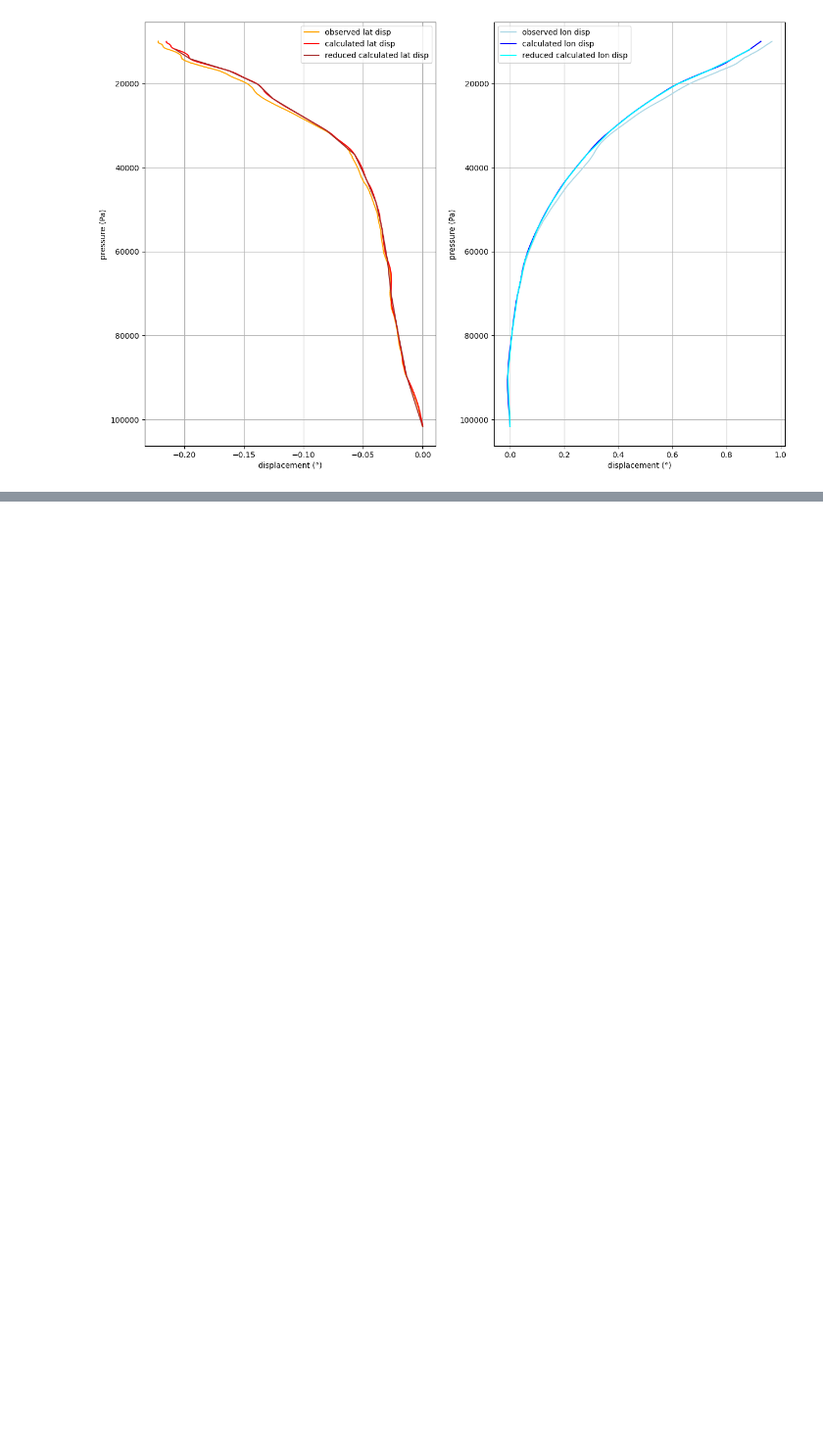
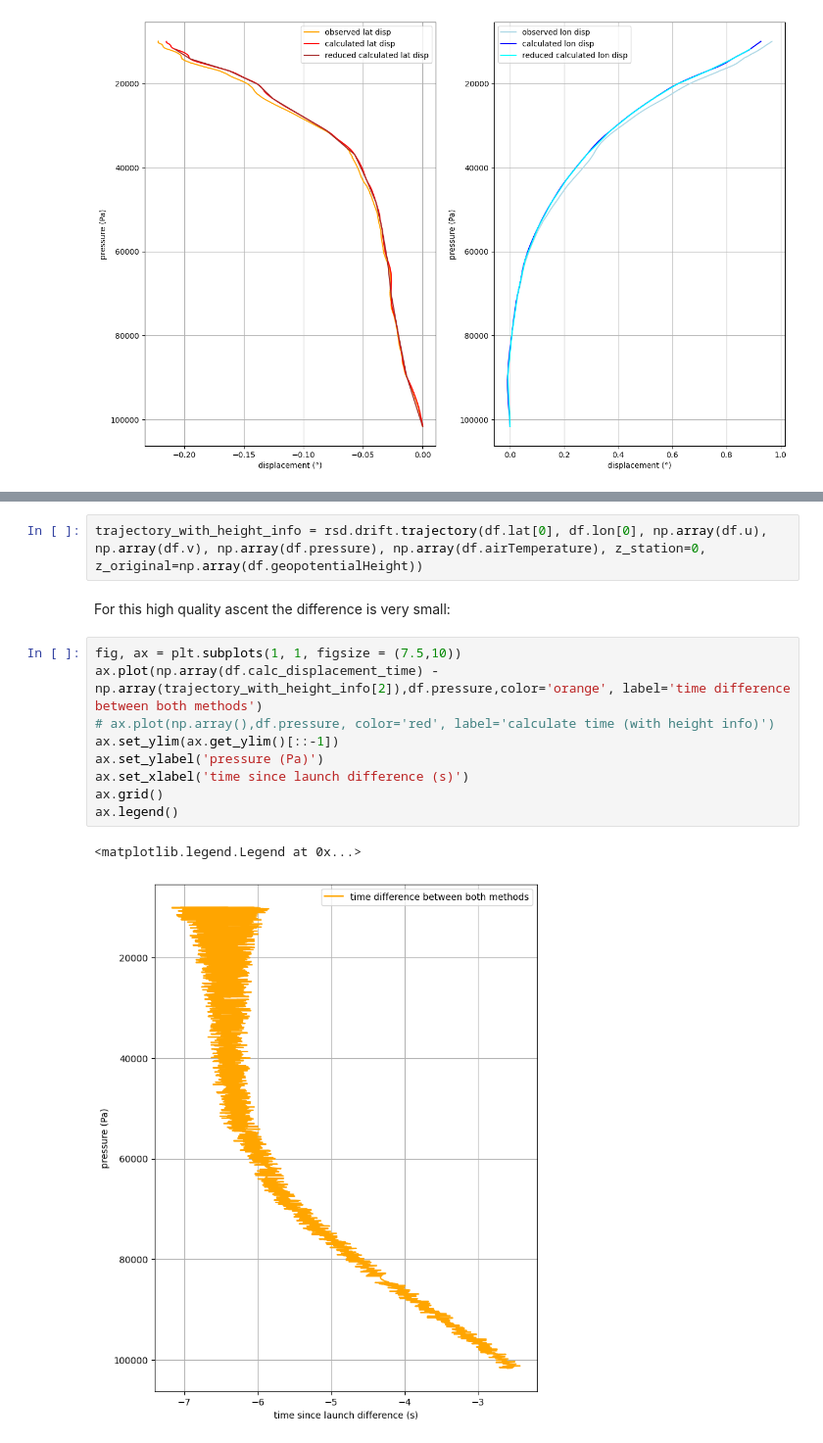
Before and after one commit to UVoggenberger/rs_drift, a Jupyter notebook: rs_drift_example.ipynb, the cells around one changed output, grey strips where cells are left out. Shown at 98% size. Saved outputs shown, nothing was run; the diff lists cells and outputs as text; blank space fills up the shorter version.

Commit message:
update - added height support

```diff
--- a/rs_drift_example.ipynb
+++ b/rs_drift_example.ipynb
@@ -132,0 +138,16 @@ plt.show()
+# %%
+trajectory_with_height_info = rsd.drift.trajectory(df.lat[0], df.lon[0], np.array(df.u), np.array(df.v), np.array(df.pressure), np.array(df.airTemperature), z_station=0, z_original=np.array(df.geopotentialHeight))
+# %% [markdown]
+For this high quality ascent the difference is very small:
+# %%
+fig, ax = plt.subplots(1, 1, figsize = (7.5,10))
+ax.plot(np.array(df.calc_displacement_time) - np.array(trajectory_with_height_info[2]),df.pressure,color='orange', label='time difference between both methods')
+# ax.plot(np.array(),df.pressure, color='red', label='calculate time (with height info)')
+ax.set_ylim(ax.get_ylim()[::-1])
+ax.set_ylabel('pressure (Pa)')
+ax.set_xlabel('time since launch difference (s)')
+ax.grid()
+ax.legend()
+# %% [output]
+<matplotlib.legend.Legend at 0x...>
+[figure, added]
```
Also changed, not shown: parts of 2 cells of this notebook, 7 other files.
